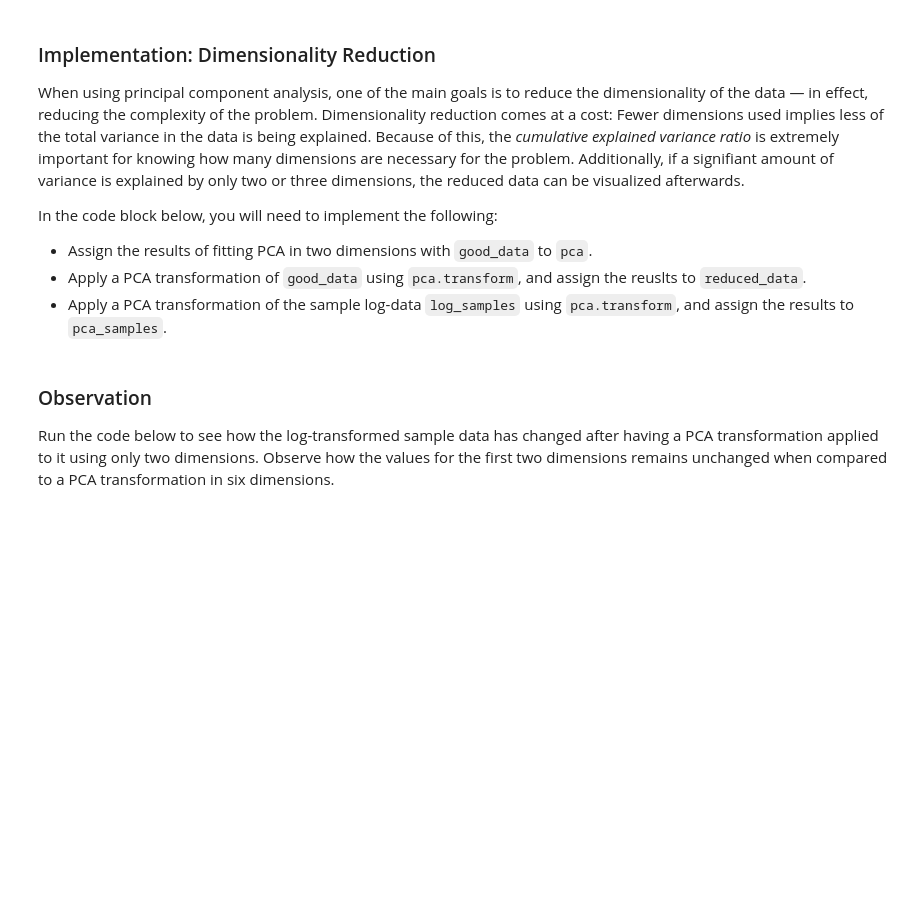
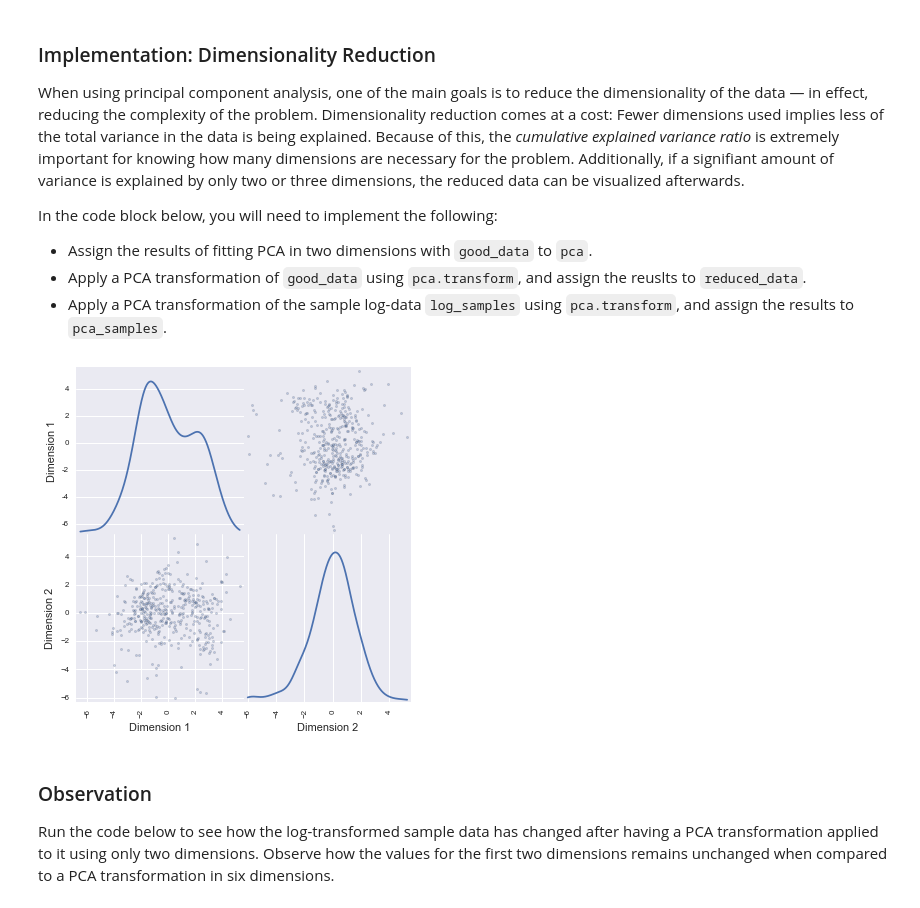
Before and after one commit to sonamkoul2/customer_segments, a Jupyter notebook: customer_segments.ipynb, the cells around one changed output. Saved outputs shown, nothing was run; the diff lists cells and outputs as text; code cells hidden in the pictures; blank space fills up the shorter version.

```diff
--- a/customer_segments.ipynb
+++ b/customer_segments.ipynb
@@ -392,6 +399,15 @@ pca_samples = pca.transform(log_samples)
 
 # Create a DataFrame for the reduced data
 reduced_data = pd.DataFrame(reduced_data, columns = ['Dimension 1', 'Dimension 2'])
+# %%
+# if we look at the scatter matrix after reducing to 2 dimensions, we can see that there are humps in Dimension 1
+    #that seem to indicate the presence of two distinct groups within the distribution. Remember,
+    #the 1st pca component generally correlates with spending in Milk, Grocery, Detergents_Paper.
+
+# Produce a scatter matrix for pca reduced data
+pd.scatter_matrix(reduced_data, alpha = 0.3, figsize = (6,6), diagonal = 'kde');
+# %% [output]
+[figure, added]
 # %% [markdown]
 ### Observation
 Run the code below to see how the log-transformed sample data has changed after having a PCA transformation applied to it using only two dimensions. Observe how the values for the first two dimensions remains unchanged when compared to a PCA transformation in six dimensions.
```
Also changed, not shown: parts of 9 cells of this notebook.
